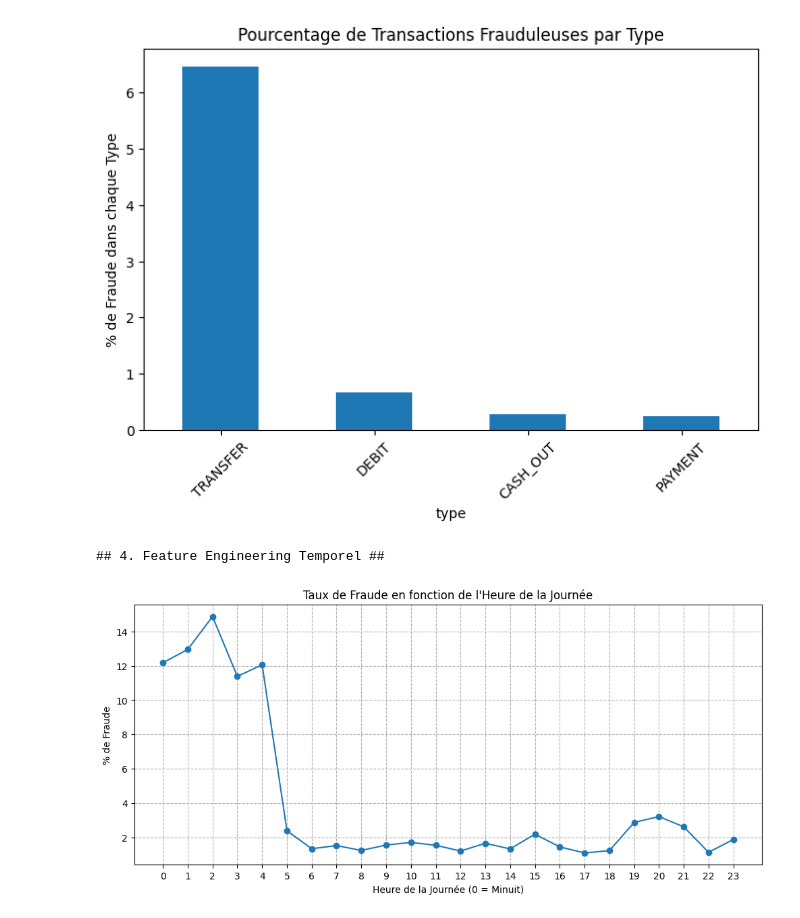
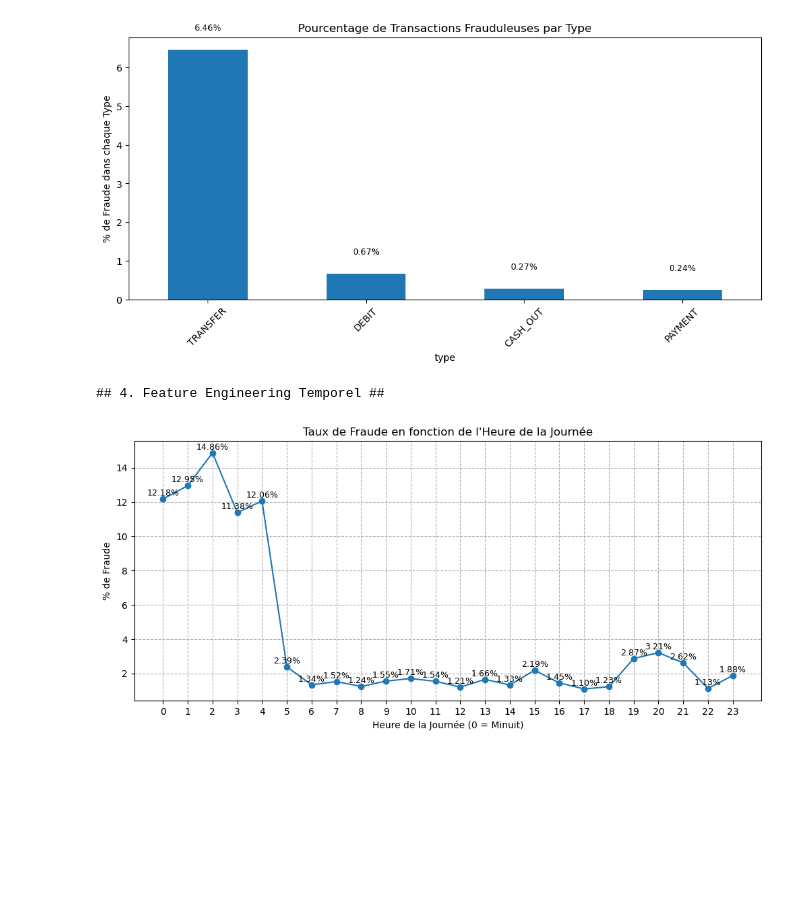
Before and after one commit to Fuji-Noobie-Ghost/FiAZo-Ri-MiMi, a Jupyter notebook: Notebook.ipynb, the cells around one changed output. Drawn from its saved outputs; the diff is of its cells as text; code cells hidden in the pictures; blank space fills up the shorter version.

```diff
--- a/Notebook.ipynb
+++ b/Notebook.ipynb
@@ -1,7 +1,6 @@
 # %%
 #EDA
 import pandas as pd
-import numpy as np
 import matplotlib.pyplot as plt
 import seaborn as sns
 
@@ -11,12 +10,12 @@ pd.set_option('display.max_columns', 100)
 # Chargement du dataset d'entraînement
 df = pd.read_csv("train.csv")
 
-print(f"Taille du jeu de données : {df.shape[0]} lignes et {df.shape[1]} colonnes.")
-print("\n## Aperçu des 5 premières lignes ##")
-print(df.head())
-
 print("\n## Types de Données et Valeurs Manquantes ##")
-df.info()
+print(df.info())
+print("\n## Nombre de vide dans le dataframe ##")
+print(df.isna().sum())
+print("\n## Nombre de dupliqués dans le dataframe ##")
+print(df.duplicated().sum())
 
 print("\n## Statistiques Descriptives des Variables Numériques ##")
 print(df.describe())
@@ -33,11 +32,19 @@ print("\nPourcentage de Fraude (1) par Type de Transaction :")
 print(type_fraud_pivot[1].sort_values(ascending=False))
 
 # Visualisation (focus sur la colonne 1: is_fraud=1)
-type_fraud_pivot[1].sort_values(ascending=False).plot(kind='bar', figsize=(8, 5))
+plt.figure(figsize=(12, 5))
+ax = type_fraud_pivot[1].sort_values(ascending=False).plot(kind='bar')
+
 plt.title('Pourcentage de Transactions Frauduleuses par Type')
 plt.ylabel('% de Fraude dans chaque Type')
 plt.xticks(rotation=45)
+
+# --- Ajout des étiquettes ---
+for i, value in enumerate(type_fraud_pivot[1].sort_values(ascending=False)):
+    ax.text(i, value + 0.5, f"{value:.2f}%", ha='center', fontsize=9)
+
 plt.show()
+
 
 
 print("\n## 4. Feature Engineering Temporel ##")
@@ -50,46 +57,38 @@ df['day_of_week'] = (df['step'] // 24) % 7 # Jour de la semaine (0=Lun, 6=Dim)
 hour_fraud_rate = df.groupby('hour')['is_fraud'].mean() * 100
 
 plt.figure(figsize=(12, 5))
-hour_fraud_rate.plot(kind='line', marker='o')
+ax = hour_fraud_rate.plot(kind='line', marker='o')
+
 plt.title('Taux de Fraude en fonction de l\'Heure de la Journée')
 plt.ylabel('% de Fraude')
 plt.xlabel('Heure de la Journée (0 = Minuit)')
 plt.xticks(range(24))
 plt.grid(True, linestyle='--')
+
+# --- Ajout des étiquettes ---
+for x, y in zip(hour_fraud_rate.index, hour_fraud_rate.values):
+    ax.text(x, y + 0.2, f"{y:.2f}%", ha='center', fontsize=9)
+
 plt.show()
+
 
 # --- Analyse de la Fraude par Jour de la Semaine ---
 day_labels = ['Lun', 'Mar', 'Mer', 'Jeu', 'Ven', 'Sam', 'Dim']
 day_fraud_rate = df.groupby('day_of_week')['is_fraud'].mean() * 100
 
-plt.figure(figsize=(8, 5))
-sns.barplot(x=day_fraud_rate.index, y=day_fraud_rate.values)
+plt.figure(figsize=(12, 5))
+ax = sns.barplot(x=day_fraud_rate.index, y=day_fraud_rate.values)
+
 plt.title('Taux de Fraude en fonction du Jour de la Semaine')
 plt.ylabel('% de Fraude')
 plt.xlabel('Jour de la Semaine')
+
+day_labels = ['Lun', 'Mar', 'Mer', 'Jeu', 'Ven', 'Sam', 'Dim']
 plt.xticks(range(7), day_labels, rotation=0)
+
+# --- Ajout des étiquettes ---
+for i, value in enumerate(day_fraud_rate.values):
+    ax.text(i, value + 0.2, f"{value:.2f}%", ha='center', fontsize=9)
+
 plt.show()
-
-print("\n## 5. Préparation Finale du Dataset ##")
-
-# Création du DataFrame préparé
-df_prep = df.copy()
-
-# 1. Suppression des colonnes inutiles
-columns_to_drop = ['transaction_id', 'customer_id', 'step']
-df_prep = df_prep.drop(columns=columns_to_drop)
-
-# 2. Préparation des Variables Catégorielles (type)
-# Encodage One-Hot pour 'type'. drop_first=True évite la multicolinéarité.
-df_prep = pd.get_dummies(df_prep, columns=['type'], drop_first=True)
-
-# 3. Préparation des Variables Catégorielles (day_of_week, hour)
-# Il est préférable d'encoder ces variables temporelles comme catégorielles car 23 n'est pas "plus grand" que 1.
-df_prep = pd.get_dummies(df_prep, columns=['day_of_week', 'hour'])
-
-
-print("\nVariables finales pour la modélisation:")
-print(df_prep.columns.tolist())
-print(f"\nDimensions finales : {df_prep.shape}")
-print(df_prep.head())
 # %% [output]
@@ -109,7 +108,7 @@ Taille du jeu de données : 30000 lignes et 7 colonnes.
 DEBIT       0.672495
 CASH_OUT    0.272162
 PAYMENT     0.242152
 Name: 1, dtype: float64
-[figure, old version]
+[figure, new version]
 ## 4. Feature Engineering Temporel ##
-[figure, old version]
+[figure, new version]
```
Also changed, not shown: parts of 4 cells of this notebook.
